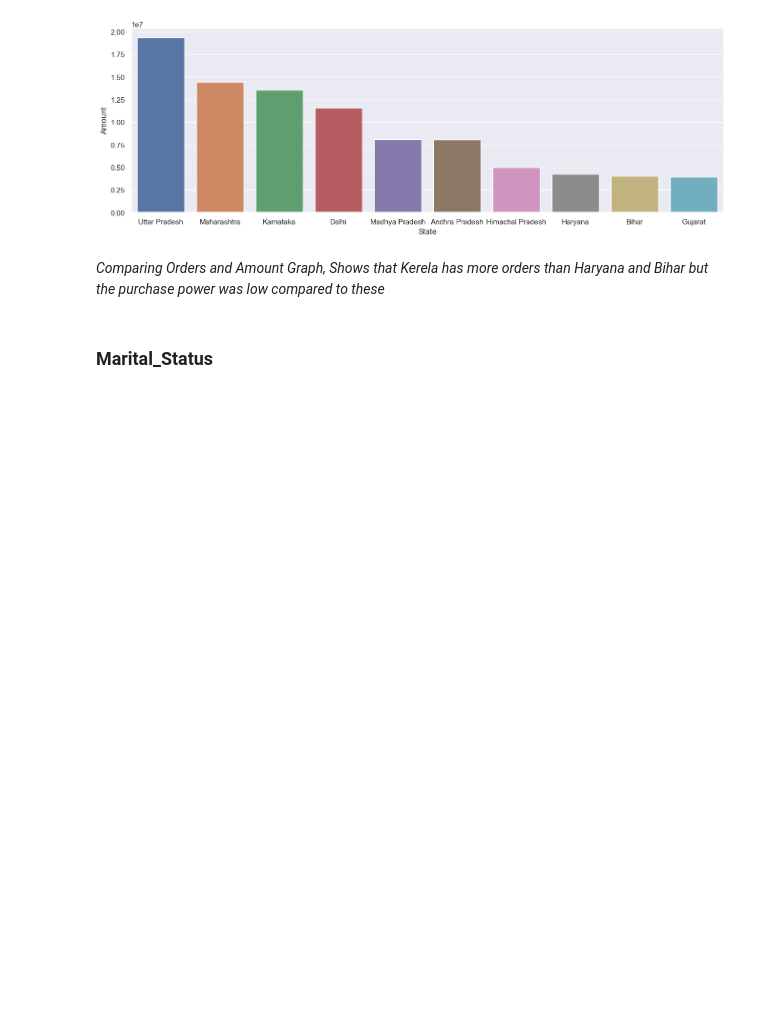
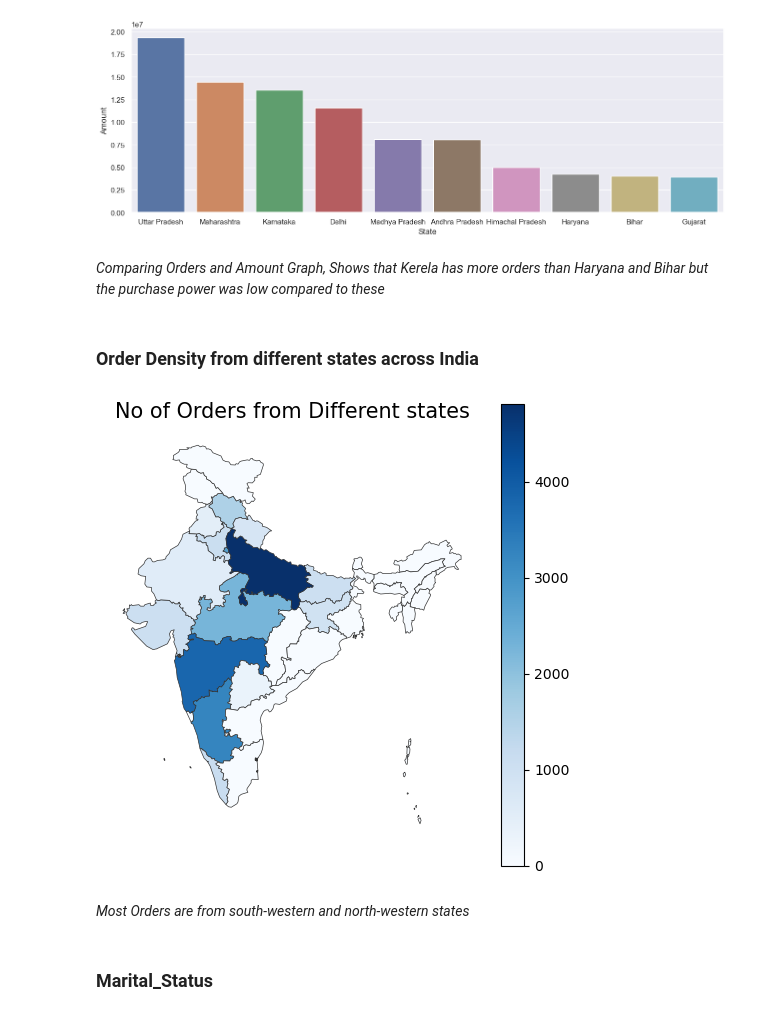
Before and after one commit to shivamaswal/diwali_sale_analysis, a Jupyter notebook: Diwali Sales Analysis.ipynb, the cells around one changed output. Drawn from its saved outputs; the diff is of its cells as text; code cells hidden in the pictures; blank space fills up the shorter version.

```diff
--- a/Diwali Sales Analysis.ipynb
+++ b/Diwali Sales Analysis.ipynb
@@ -187,6 +188,26 @@ sns.barplot(x = 'State' , y = 'Amount' , data = orders_by_state)
 [figure]
 # %% [markdown]
 *Comparing Orders and Amount Graph, Shows that Kerela has more orders than Haryana and Bihar but the purchase power was low compared to these*
+# %% [markdown]
+### Order Density from different states across India
+# %%
+data = df.groupby('State')['Orders'].sum() #modifying data to show orders
+data = pd.DataFrame(data)
+# %%
+shp_data = gpd.read_file('india-polygon.shp')[['st_nm','geometry']] #.shp file for plotting map
+# %%
+merged = shp_data.set_index('st_nm').join(data) #merging both dataframes
+merged.fillna(0, inplace=True)
+# %%
+fig, ax = plt.subplots(1, figsize=(6, 6)) #plotting the map using matplotlib
+ax.axis('off')
+ax.set_title('No of Orders from Different states',
+             fontdict={'fontsize': '15', 'fontweight' : '3'})
+fig = merged.plot(column='Orders', cmap='Blues', linewidth=0.5, ax=ax, edgecolor='0.2',legend=True)
+# %% [output]
+[figure, added]
+# %% [markdown]
+*Most Orders are from south-western and north-western states*
 # %% [markdown]
 ### Marital_Status
 # %%
```
Also changed, not shown: parts of 1 cell of this notebook.
